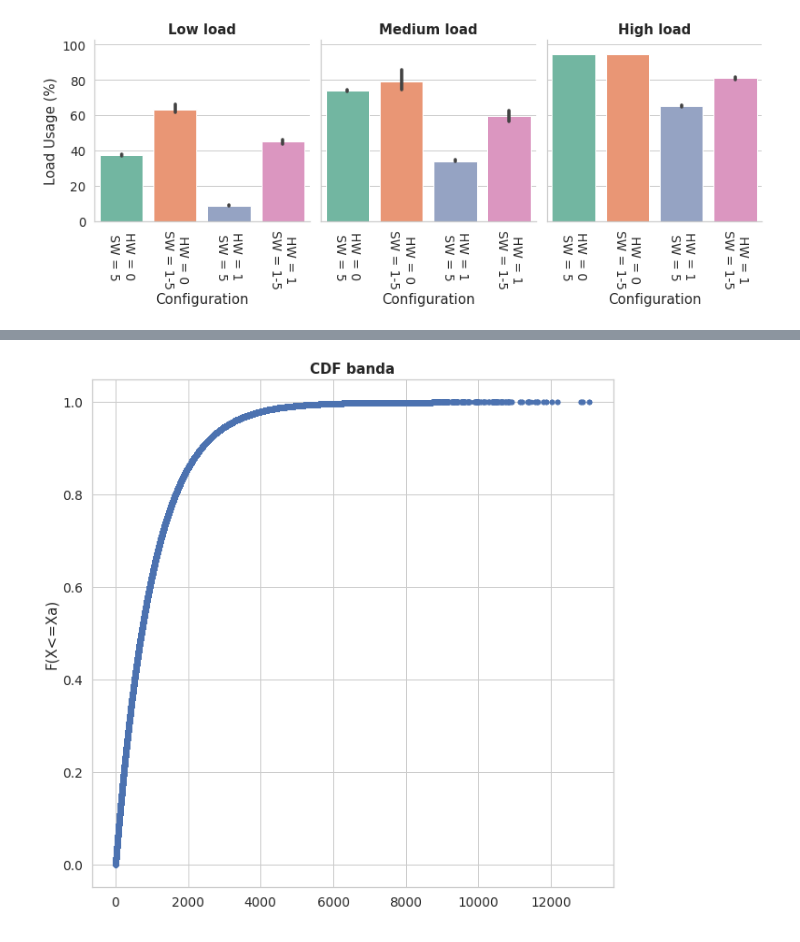
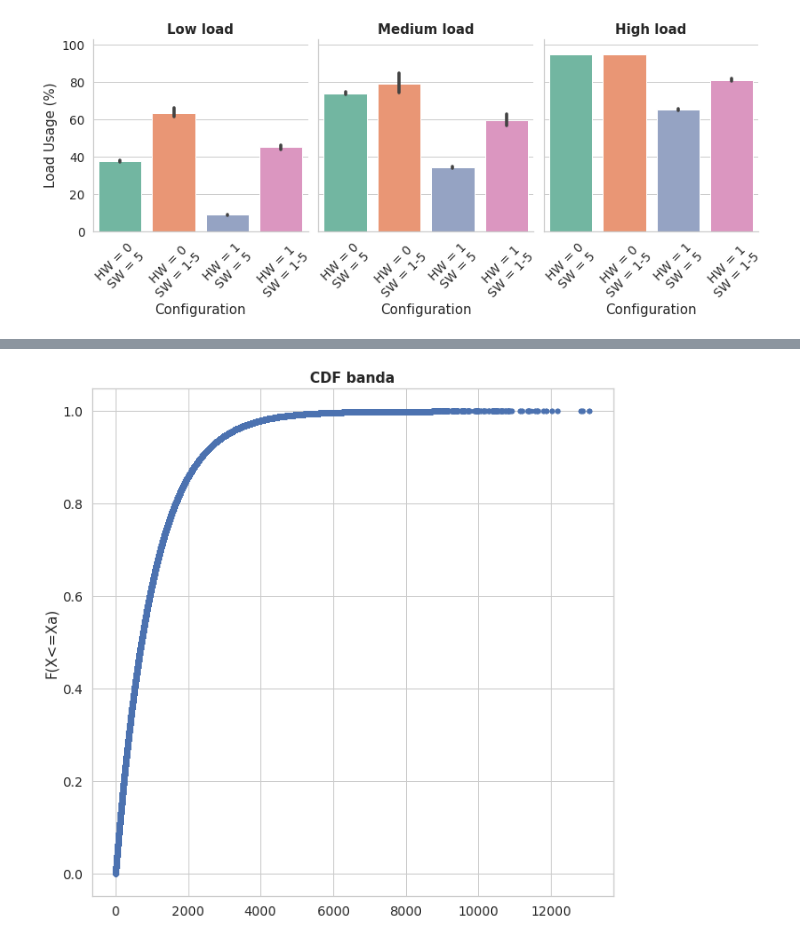
Before and after one commit to pedrobellotti/iperftestes, a Jupyter notebook: Simulacao/NovoArtigo/analiseEstavel-ABDE.ipynb, the cells around one changed output, grey strips where cells are left out. Cells and saved outputs as stored; diff of their text form; code cells hidden in the pictures.

```diff
--- a/Simulacao/NovoArtigo/analiseEstavel-ABDE.ipynb
+++ b/Simulacao/NovoArtigo/analiseEstavel-ABDE.ipynb
@@ -166,19 +166,19 @@ df_sw.rename({"e": "HW = 0\n SW = 5", "d": "HW = 1\n SW = 5",  "b": "HW = 0\nSW
 # %%
 df_sw = df_sw.query("TimeSec > 200 and TimeSec < 400").groupby(["Load", "Experimento", "Seed"]).mean()
 df_sw.reset_index(inplace=True)
 snsplt = sns.catplot(palette="Set2", x="Experimento", y="LoaUsag", kind="bar",
                       ci=confianca, data=df_sw, col="Load",col_order=["Low","Medium","High"])
 snsplt.set_titles("{col_name} load")
 snsplt.set_axis_labels("Configuration", "Load Usage (%)")
 if (titulos):
     snsplt.fig.suptitle('Uso dos switches SW (CPU)', y=1.05)
 snsplt.set(ylim=(0,103))
-snsplt.set_xticklabels(rotation=270)
+snsplt.set_xticklabels(rotation=45)
 snsplt.fig.set_size_inches(11,4)
 if (salvarGraficos):
     snsplt.savefig("Graficos/UsoCPUSW.pdf")
 # %% [output]
-[figure, old version]
+[figure, new version]
 # %%
 snsplt = sns.catplot(palette="Set2", x="Experimento", y="FloUsag", kind="bar",
                       ci=95, data=df_sw, col="Load",col_order=["Low","Medium","High"])
```
Also changed, not shown: parts of 9 cells of this notebook, 20 other files.
